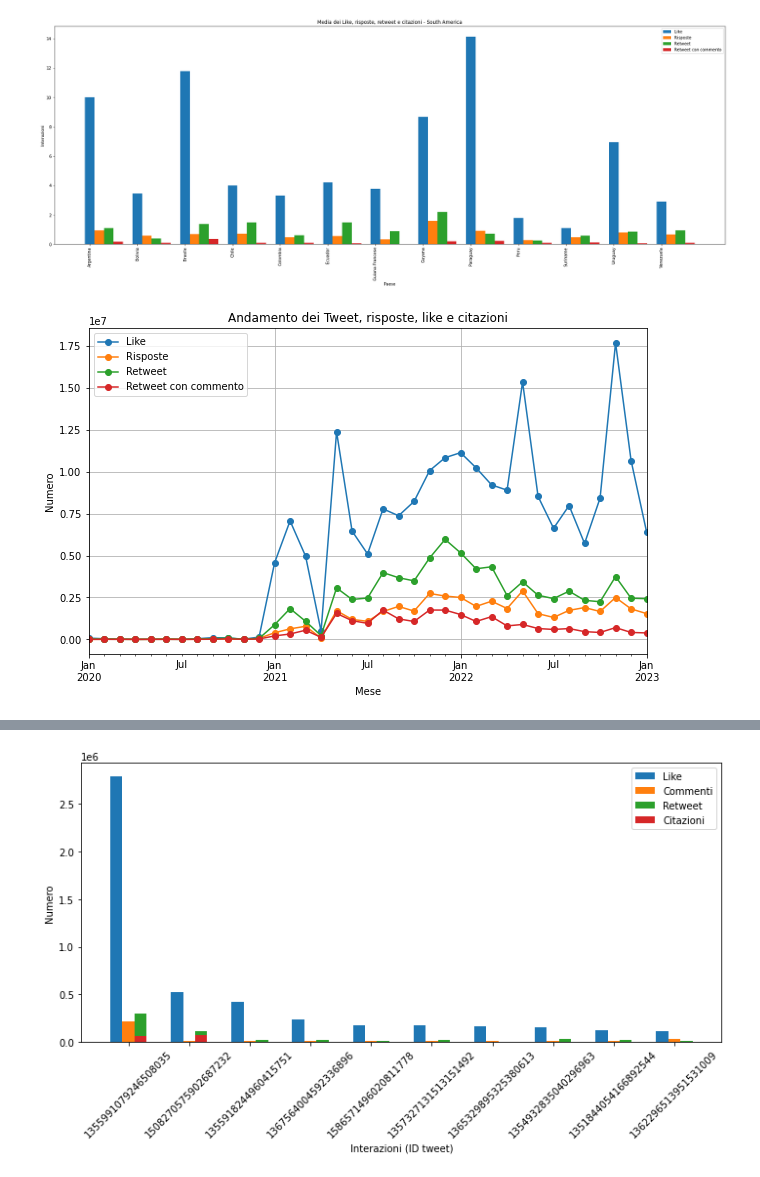
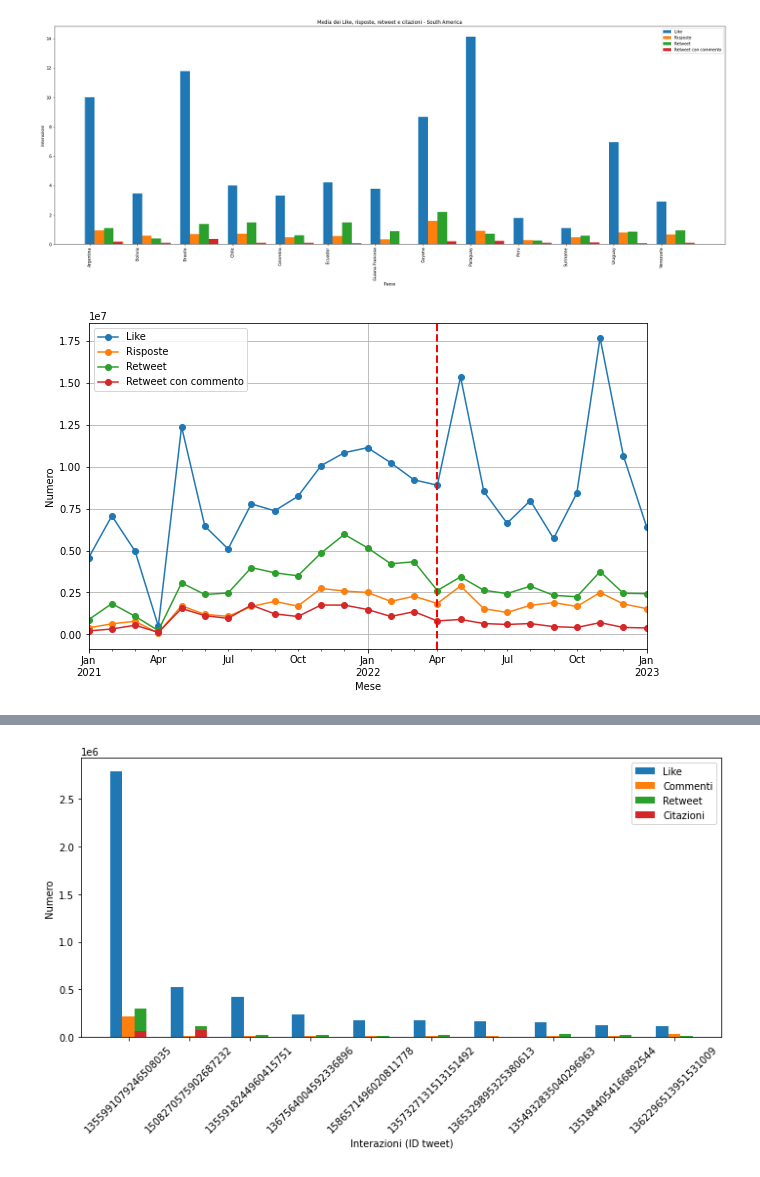
Before and after one commit to isabellamarasco/Blockchain_project, a Jupyter notebook: analysis.ipynb, the cells around one changed output, grey strips where cells are left out. Cells and saved outputs as stored; diff of their text form; code cells hidden in the pictures.

```diff
--- a/analysis.ipynb
+++ b/analysis.ipynb
@@ -524,31 +524,34 @@ plot_continent_mean(df, grouped)
 # %%
 def plot_monthly_trends(df):
     df['created_at'] = pd.to_datetime(df['created_at'])
     df['month'] = df['created_at'].dt.to_period('M')
 
     reply_counts = df['public_metrics.reply_count'].groupby(df['month']).sum()
     like_counts = df['public_metrics.like_count'].groupby(df['month']).sum()
     retweet_counts = df['public_metrics.retweet_count'].groupby(df['month']).sum()
     quote_counts = df['public_metrics.quote_count'].groupby(df['month']).sum()
 
     # Crea una figura e un'asse
     fig, ax = plt.subplots(figsize=(10, 6))
     like_counts.plot(kind='line', marker='o',  label='Like')
     reply_counts.plot(kind='line', marker='o', label='Risposte')
     retweet_counts.plot(kind='line',  marker='o', label='Retweet')
     quote_counts.plot(kind='line',  marker='o', label='Retweet con commento')
-    ax.set_xlim(pd.Timestamp('2020-01-01'), None)
-    #ax.set_ylim(0, 100)
+    ax.set_xlim(pd.Timestamp('2021-01-01'), None)
+
+    # Evidenzia il mese di aprile 2022
+    ax.axvline(pd.to_datetime('2022-04-01'), color='red', linestyle='--', linewidth=2)
+
     # Aggiungi etichette, titolo e legenda
     plt.xlabel('Mese')
     plt.ylabel('Numero')
-    plt.title('Andamento dei Tweet, risposte, like e citazioni')
+    #plt.title('Andamento dei Tweet, risposte, like e citazioni')
     plt.legend()
     plt.grid()
 
     # Mostra il grafico
     plt.show()
 
 plot_monthly_trends(df)
 # %% [output]
-[figure, old version]
+[figure, new version]
```
Also changed, not shown: parts of 10 cells of this notebook, 3 other files.
